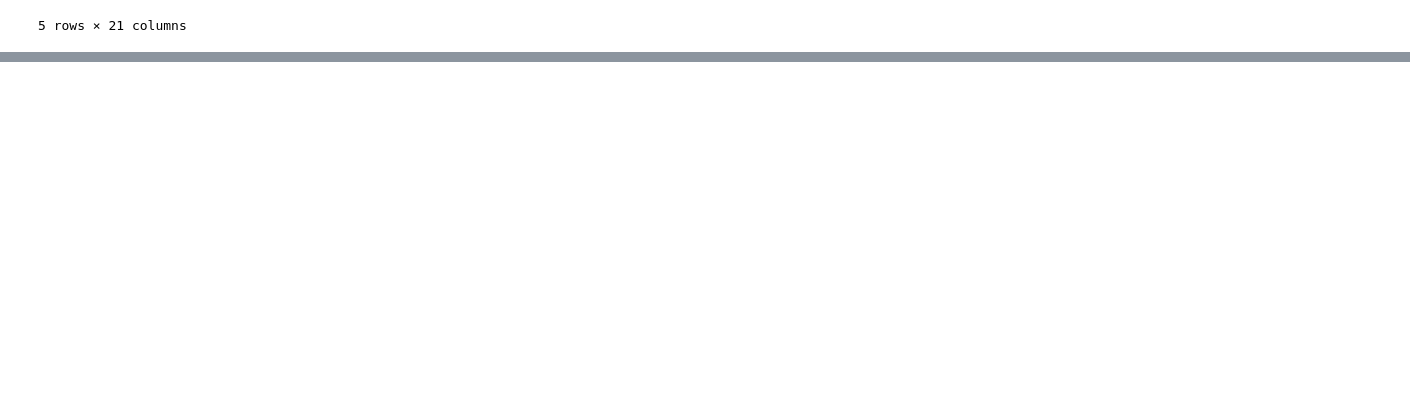
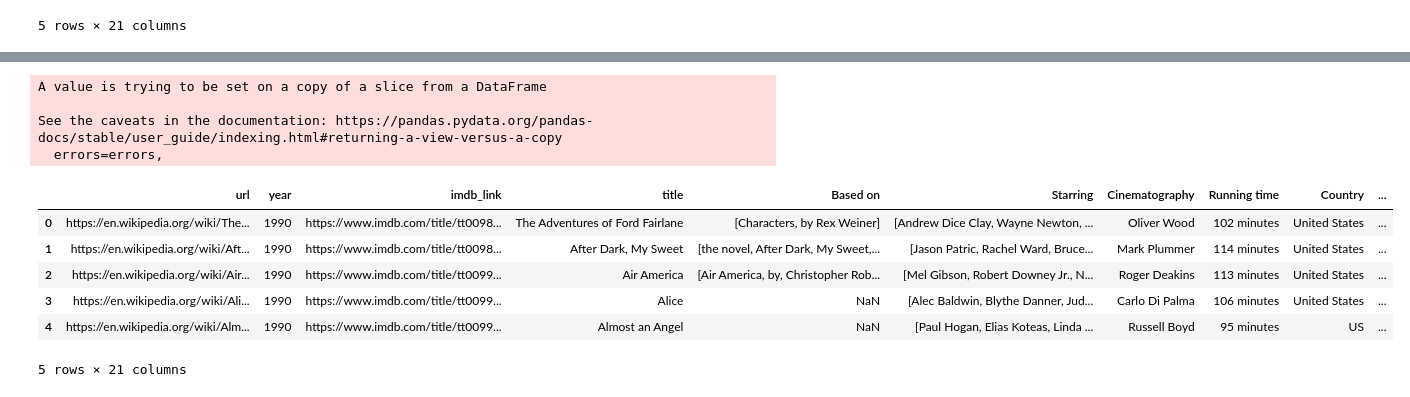
Before and after one commit to jmueller187/Movies-ETL, a Jupyter notebook: Wikipedia_Movielens_Extracts.ipynb, the cells around one changed output, grey strips where cells are left out. Saved outputs shown, nothing was run; the diff lists cells and outputs as text; code cells hidden in the pictures; blank space fills up the shorter version.

Commit message:
Completed cleaning Wikipedia dataset.

```diff
--- a/Wikipedia_Movielens_Extracts.ipynb
+++ b/Wikipedia_Movielens_Extracts.ipynb
@@ -597,0 +666,3 @@ wiki_movies_df.head()
+# %%
+# Drop the original Budget column.
+wiki_movies_df.drop('Budget', axis=1, inplace=True)
@@ -597,0 +684,3 @@ wiki_movies_df.head()
+# %%
+# Parse release date.
+release_date = wiki_movies_df['Release date'].dropna().apply(lambda x: ' '.join(x) if type (x) == list else x)
@@ -597,0 +708,3 @@ wiki_movies_df.head()
+# %%
+# Extract relase date data.
+wiki_movies_df['release_date'] = pd.to_datetime(release_date.str.extract(f'({date_form_one}|{date_form_two}|{date_form_three}|{date_form_four})')[0], infer_datetime_format=True)
@@ -597,0 +726,17 @@ wiki_movies_df.head()
+# %%
+wiki_movies_df.drop('Release date', axis=1, inplace=True)
+# %% [output]
+A value is trying to be set on a copy of a slice from a DataFrame
+
+See the caveats in the documentation: https://pandas.pydata.org/pandas-docs/stable/user_guide/indexing.html#returning-a-view-versus-a-copy
+  errors=errors,
+# %%
+wiki_movies_df.head()
+# %% [output]
+|  | url | year | imdb_link | title | Based on | Starring | Cinematography | Running time | Country | ... |
+| 0 | https://en.wikipedia.org/wiki/The... | 1990 | https://www.imdb.com/title/tt0098... | The Adventures of Ford Fairlane | [Characters, by Rex Weiner] | [Andrew Dice Clay, Wayne Newton, ... | Oliver Wood | 102 minutes | United States | ... |
+| 1 | https://en.wikipedia.org/wiki/Aft... | 1990 | https://www.imdb.com/title/tt0098... | After Dark, My Sweet | [the novel, After Dark, My Sweet,... | [Jason Patric, Rachel Ward, Bruce... | Mark Plummer | 114 minutes | United States | ... |
+| 2 | https://en.wikipedia.org/wiki/Air... | 1990 | https://www.imdb.com/title/tt0099... | Air America | [Air America, by, Christopher Rob... | [Mel Gibson, Robert Downey Jr., N... | Roger Deakins | 113 minutes | United States | ... |
+| 3 | https://en.wikipedia.org/wiki/Ali... | 1990 | https://www.imdb.com/title/tt0099... | Alice | NaN | [Alec Baldwin, Blythe Danner, Jud... | Carlo Di Palma | 106 minutes | United States | ... |
+| 4 | https://en.wikipedia.org/wiki/Alm... | 1990 | https://www.imdb.com/title/tt0099... | Almost an Angel | NaN | [Paul Hogan, Elias Koteas, Linda ... | Russell Boyd | 95 minutes | US | ... |
+5 rows × 21 columns
```
Also changed, not shown: parts of 31 cells of this notebook.
